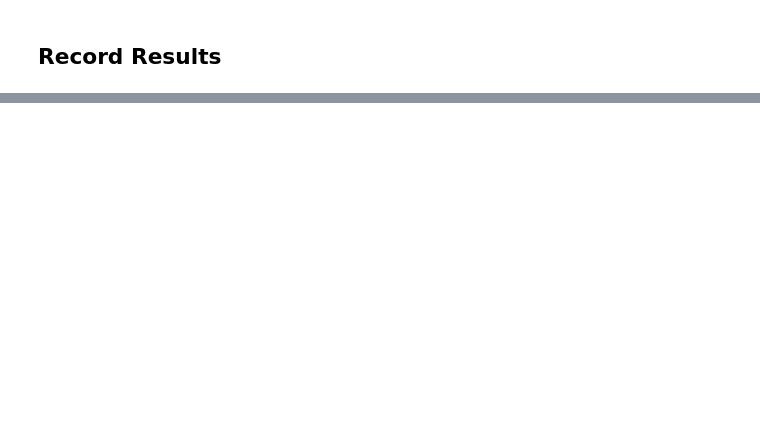
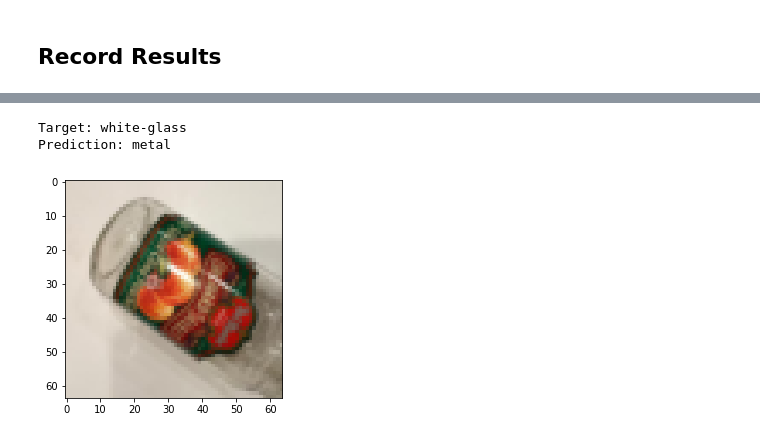
Before and after one commit to krits29/regeneron-house-waste, a Jupyter notebook: regeneron_house_waste.ipynb, the cells around one changed output, grey strips where cells are left out. Saved outputs shown, nothing was run; the diff lists cells and outputs as text; code cells hidden in the pictures; blank space fills up the shorter version.

```diff
--- a/regeneron_house_waste.ipynb
+++ b/regeneron_house_waste.ipynb
@@ -411,0 +445,23 @@ plot_losses(history)
+# %%
+def predict_img(img, model, classes):
+    # Convert to a batch of 1
+    xb = to_device(img.unsqueeze(0), device)
+    # Get predictions from model
+    yb = model(xb)
+    # Pick index with highest probability
+    _, preds  = torch.max(yb, dim=1)
+    # Retrieve the class label
+    return classes[preds[0].item()]
+# %%
+def show_img_prediction(img, label):
+  plt.imshow(img.permute((1, 2, 0)))
+  pred = predict_img(img, model, dataset.classes)
+  print('Target:', dataset.classes[label])
+  print('Prediction:', pred)
+# %%
+img, label = val_ds[0]
+show_img_prediction(img, label)
+# %% [output]
+Target: white-glass
+Prediction: metal
+[figure, added]
```
Also changed, not shown: parts of 15 cells of this notebook.
